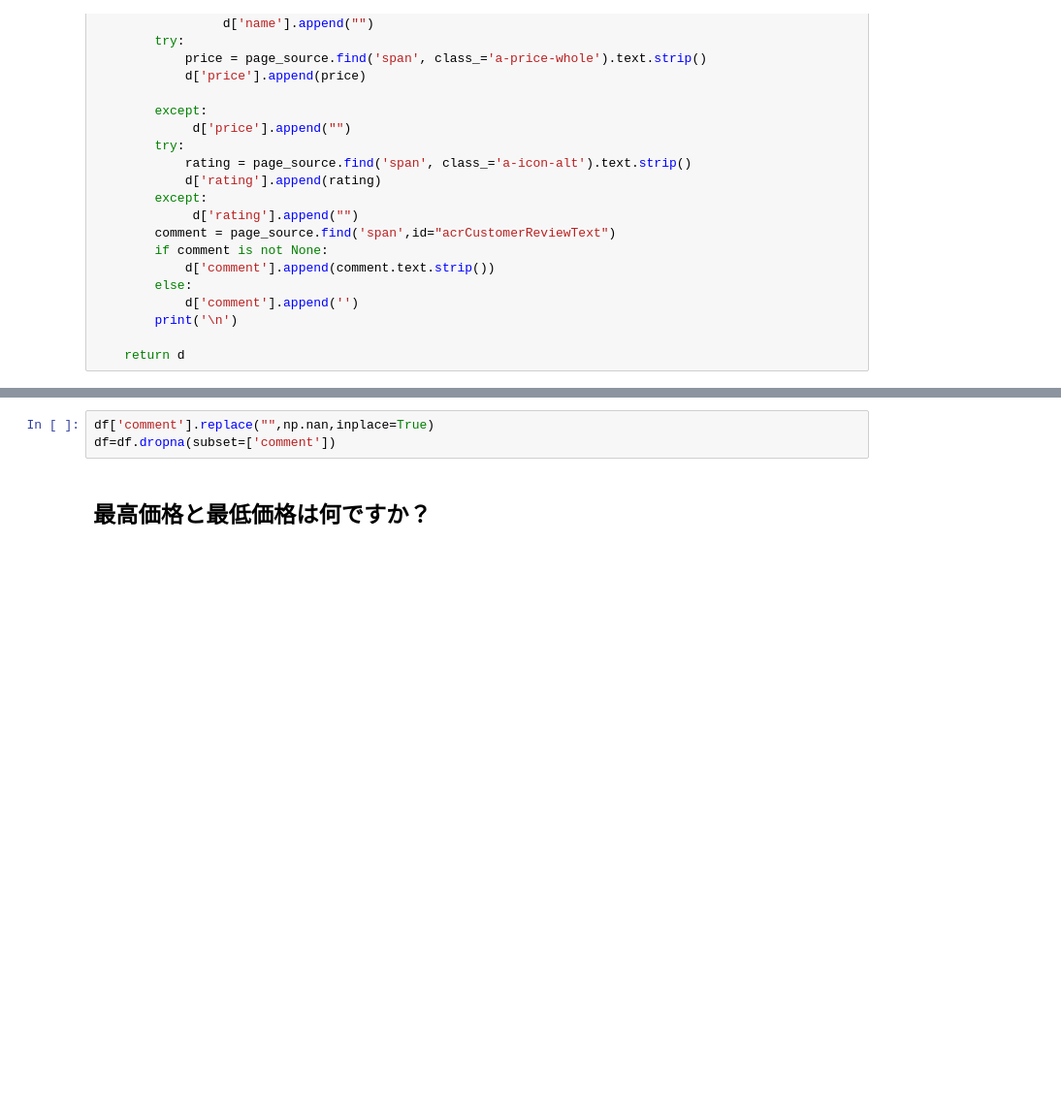
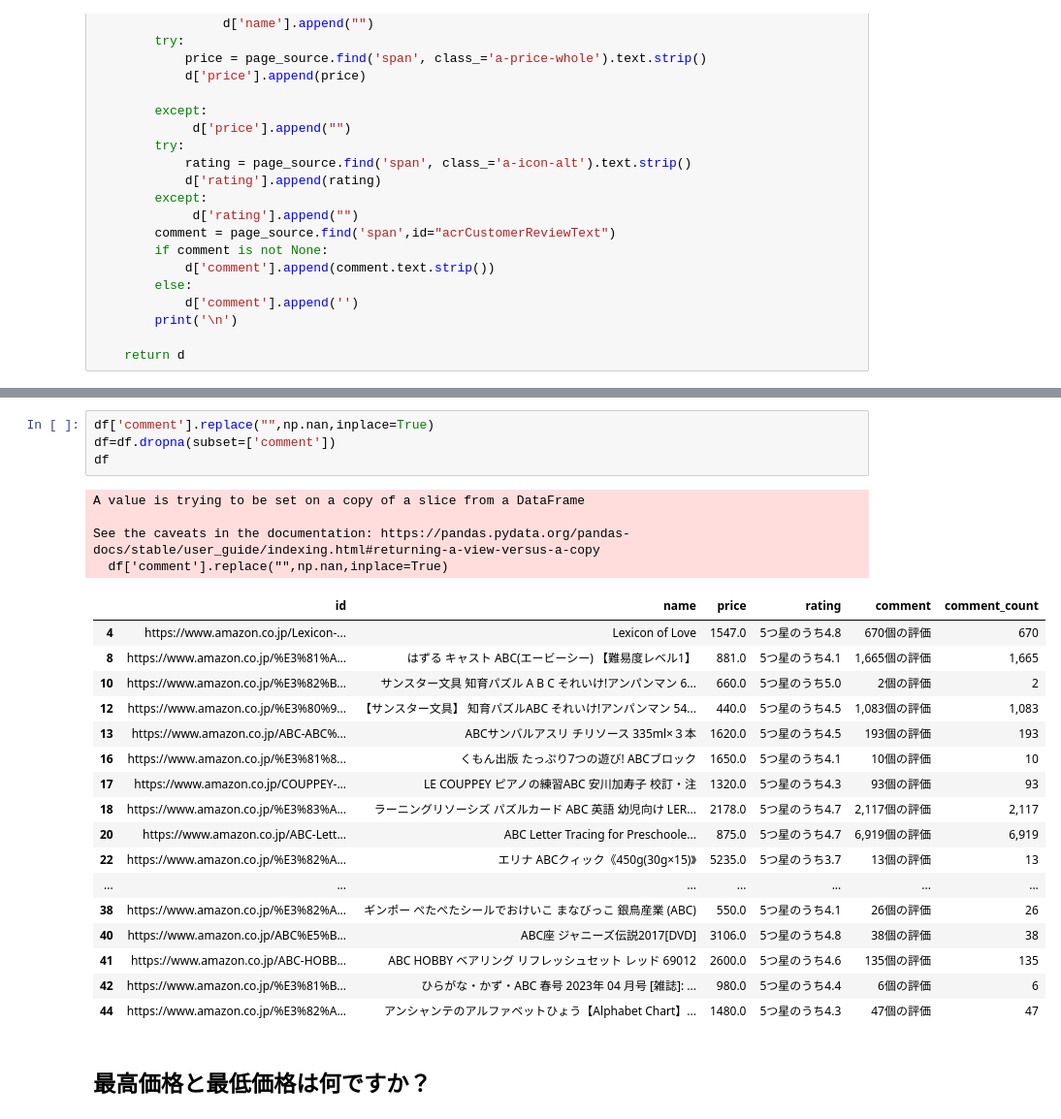
Before and after one commit to shingennahito/crawl-, a Jupyter notebook: CRAWL.ipynb, the cells around one changed output, grey strips where cells are left out. Shown: that part at 97% size. Drawn from its saved outputs; the diff is of its cells as text; blank space fills up the shorter version.

```diff
--- a/CRAWL.ipynb
+++ b/CRAWL.ipynb
@@ -84,6 +89,29 @@ df['price']=df['price'].str.replace(',',"").astype(int)
 # %%
 df['comment'].replace("",np.nan,inplace=True)
 df=df.dropna(subset=['comment'])
+df
+# %% [output]
+A value is trying to be set on a copy of a slice from a DataFrame
+
+See the caveats in the documentation: https://pandas.pydata.org/pandas-docs/stable/user_guide/indexing.html#returning-a-view-versus-a-copy
+  df['comment'].replace("",np.nan,inplace=True)
+|  | id | name | price | rating | comment | comment_count |
+| 4 | https://www.amazon.co.jp/Lexicon-... | Lexicon of Love | 1547.0 | 5つ星のうち4.8 | 670個の評価 | 670 |
+| 8 | https://www.amazon.co.jp/%E3%81%A... | はずる キャスト ABC(エービーシー) 【難易度レベル1】 | 881.0 | 5つ星のうち4.1 | 1,665個の評価 | 1,665 |
+| 10 | https://www.amazon.co.jp/%E3%82%B... | サンスター文具 知育パズル A B C それいけ!アンパンマン 6... | 660.0 | 5つ星のうち5.0 | 2個の評価 | 2 |
+| 12 | https://www.amazon.co.jp/%E3%80%9... | 【サンスター文具】 知育パズルABC それいけ!アンパンマン 54... | 440.0 | 5つ星のうち4.5 | 1,083個の評価 | 1,083 |
+| 13 | https://www.amazon.co.jp/ABC-ABC%... | ABCサンバルアスリ チリソース 335ml×３本 | 1620.0 | 5つ星のうち4.5 | 193個の評価 | 193 |
+| 16 | https://www.amazon.co.jp/%E3%81%8... | くもん出版 たっぷり7つの遊び! ABCブロック | 1650.0 | 5つ星のうち4.1 | 10個の評価 | 10 |
+| 17 | https://www.amazon.co.jp/COUPPEY-... | LE COUPPEY ピアノの練習ABC 安川加寿子 校訂・注 | 1320.0 | 5つ星のうち4.3 | 93個の評価 | 93 |
+| 18 | https://www.amazon.co.jp/%E3%83%A... | ラーニングリソーシズ パズルカード ABC 英語 幼児向け LER... | 2178.0 | 5つ星のうち4.7 | 2,117個の評価 | 2,117 |
+| 20 | https://www.amazon.co.jp/ABC-Lett... | ABC Letter Tracing for Preschoole... | 875.0 | 5つ星のうち4.7 | 6,919個の評価 | 6,919 |
+| 22 | https://www.amazon.co.jp/%E3%82%A... | エリナ ABCクィック《450g(30g×15)》 | 5235.0 | 5つ星のうち3.7 | 13個の評価 | 13 |
+| ... | ... | ... | ... | ... | ... | ... |
+| 38 | https://www.amazon.co.jp/%E3%82%A... | ギンポー ぺたぺたシールでおけいこ まなびっこ 銀鳥産業 (ABC) | 550.0 | 5つ星のうち4.1 | 26個の評価 | 26 |
+| 40 | https://www.amazon.co.jp/ABC%E5%B... | ABC座 ジャニーズ伝説2017[DVD] | 3106.0 | 5つ星のうち4.8 | 38個の評価 | 38 |
+| 41 | https://www.amazon.co.jp/ABC-HOBB... | ABC HOBBY ベアリング リフレッシュセット レッド 69012 | 2600.0 | 5つ星のうち4.6 | 135個の評価 | 135 |
+| 42 | https://www.amazon.co.jp/%E3%81%B... | ひらがな・かず・ABC 春号 2023年 04 月号 [雑誌]: ... | 980.0 | 5つ星のうち4.4 | 6個の評価 | 6 |
+| 44 | https://www.amazon.co.jp/%E3%82%A... | アンシャンテのアルファベットひょう【Alphabet Chart】... | 1480.0 | 5つ星のうち4.3 | 47個の評価 | 47 |
 # %% [markdown]
 ## 最高価格と最低価格は何ですか？
 # %%
```
Also changed, not shown: parts of 8 cells of this notebook.
